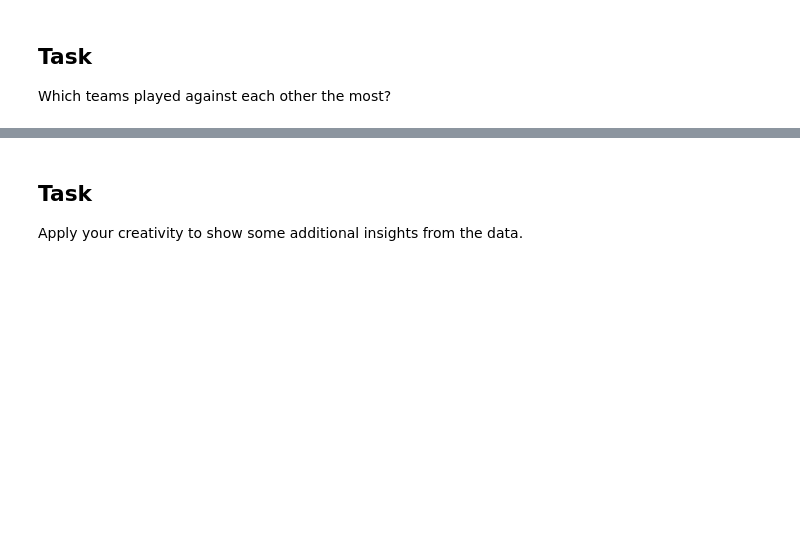
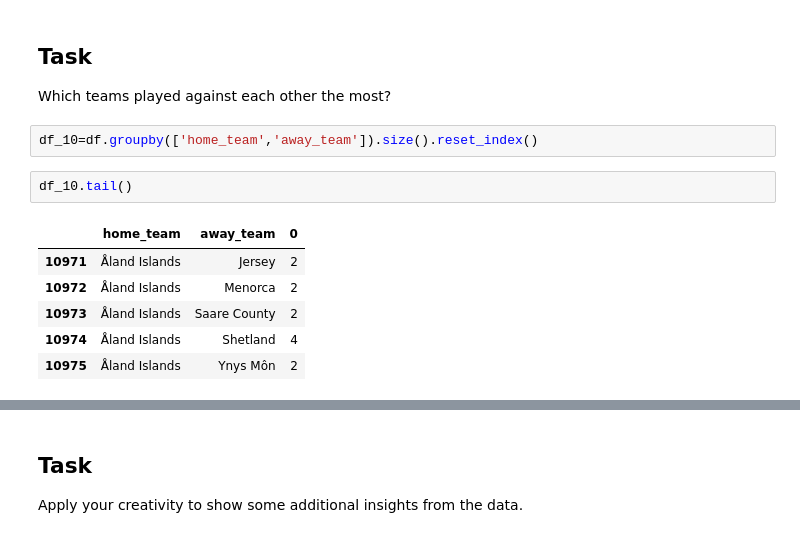
Before and after one commit to TasneemYou/dataviz_exercises, a Jupyter notebook: dataviz_challenge.ipynb, the cells around one changed output, grey strips where cells are left out. Saved outputs shown, nothing was run; the diff lists cells and outputs as text; blank space fills up the shorter version.

```diff
--- a/dataviz_challenge.ipynb
+++ b/dataviz_challenge.ipynb
@@ -314,3 +346,14 @@ Which months through the history had more matches? Is it June, July, or others?
 # %% [markdown]
 ## Task
 Which teams played against each other the most?
+# %%
+df_10=df.groupby(['home_team','away_team']).size().reset_index()
+# %%
+df_10.tail()
+# %% [output]
+|  | home_team | away_team | 0 |
+| 10971 | Åland Islands | Jersey | 2 |
+| 10972 | Åland Islands | Menorca | 2 |
+| 10973 | Åland Islands | Saare County | 2 |
+| 10974 | Åland Islands | Shetland | 4 |
+| 10975 | Åland Islands | Ynys Môn | 2 |
```
Also changed, not shown: parts of 10 cells of this notebook.
